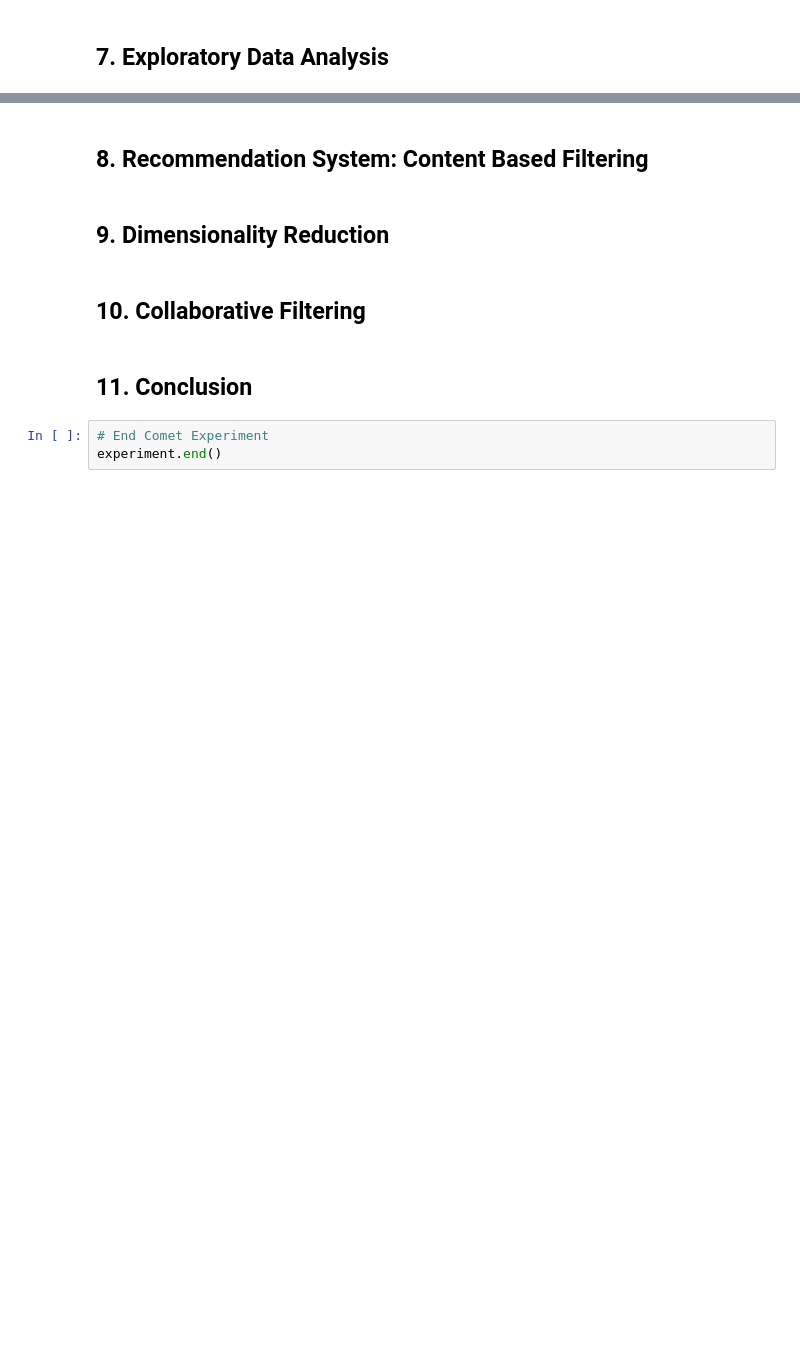
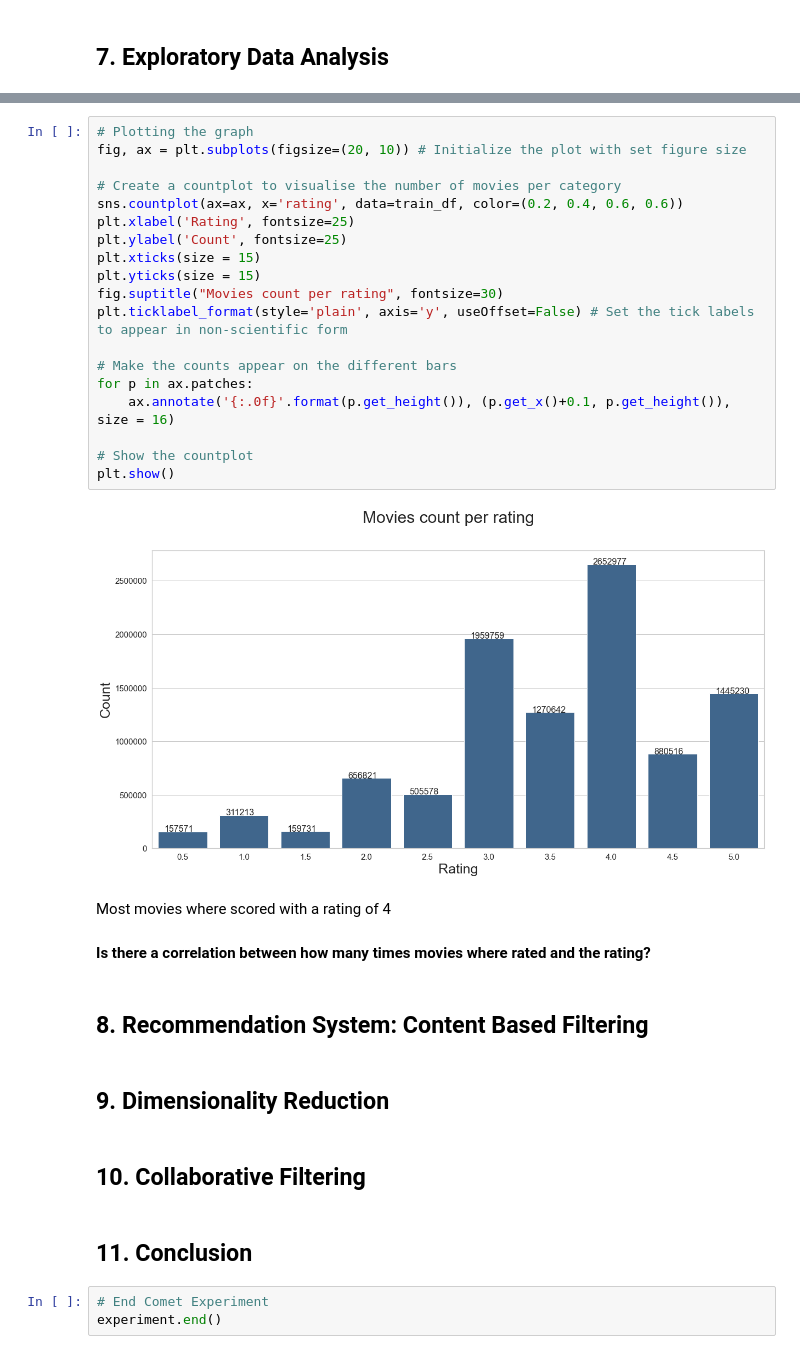
Before and after one commit to drikus-d/unsupervised-predict-streamlit-template, a Jupyter notebook: Drikus_Notebook.ipynb, the cells around one changed output, grey strips where cells are left out. Saved outputs shown, nothing was run; the diff lists cells and outputs as text; blank space fills up the shorter version.

```diff
--- a/Drikus_Notebook.ipynb
+++ b/Drikus_Notebook.ipynb
@@ -330,3 +325,27 @@ Changes
+# %%
+# Plotting the graph
+fig, ax = plt.subplots(figsize=(20, 10)) # Initialize the plot with set figure size
+
+# Create a countplot to visualise the number of movies per category
+sns.countplot(ax=ax, x='rating', data=train_df, color=(0.2, 0.4, 0.6, 0.6))
+plt.xlabel('Rating', fontsize=25)
+plt.ylabel('Count', fontsize=25)
+plt.xticks(size = 15)
+plt.yticks(size = 15)
+fig.suptitle("Movies count per rating", fontsize=30)
+plt.ticklabel_format(style='plain', axis='y', useOffset=False) # Set the tick labels to appear in non-scientific form
+
+# Make the counts appear on the different bars
+for p in ax.patches:
+    ax.annotate('{:.0f}'.format(p.get_height()), (p.get_x()+0.1, p.get_height()), size = 16)
+
+# Show the countplot
+plt.show()
+# %% [output]
+[figure, added]
+# %% [markdown]
+Most movies where scored with a rating of 4 <br><br>
+**Is there a correlation between how many times movies where rated and the rating?**
 # %% [markdown]
 ## 8. Recommendation System: Content Based Filtering
 # %% [markdown]
```
Also changed, not shown: parts of 27 cells of this notebook, 1 other file.
